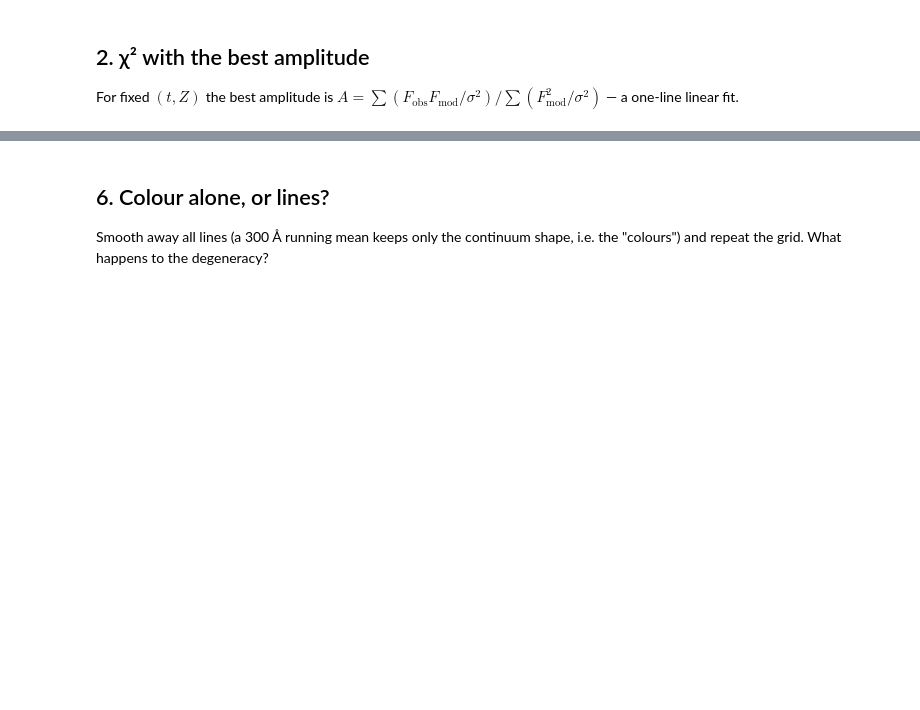
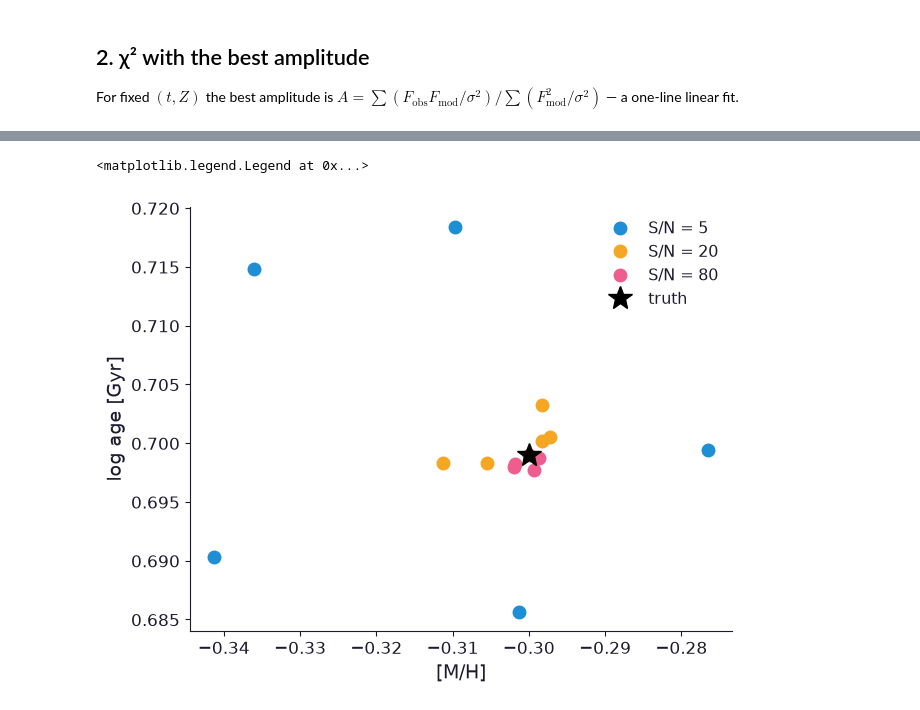
Before and after one commit to Azeret/stellar-populations-lectures, a Jupyter notebook: notebooks/06_fitting_an_SSP_with_FaSTAR.ipynb, the cells around one changed output, grey strips where cells are left out. Drawn from its saved outputs; the diff is of its cells as text; code cells hidden in the pictures; blank space fills up the shorter version.

```diff
--- a/notebooks/06_fitting_an_SSP_with_FaSTAR.ipynb
+++ b/notebooks/06_fitting_an_SSP_with_FaSTAR.ipynb
@@ -112,20 +138,19 @@ Fit 6 noise realisations at three S/N values (this takes a few minutes). The sca
 # %%
 results = {}
-for snr in [15, 50, 150]:
+for snr in [5, 20, 80]:
     out = []
-    for seed in range(6):
+    for seed in range(5):
         d, e = add_noise(clean, snr, rng=100 + seed)
         g = lambda p: 1e30 if not (-1.3 < p[0] < 1.14 and -2.4 < p[1] < 0.29) else chi2(10 ** p[0], p[1], data=d, noise=e)
         out.append(minimize(g, x0=[np.log10(TRUE['age']), TRUE['met']], method='Nelder-Mead',
                             options=dict(xatol=2e-3, fatol=0.5)).x)
     results[snr] = np.array(out)
 
 fig, ax = plt.subplots(figsize=(7, 5.5))
 for snr, r in results.items():
     ax.plot(r[:, 1], r[:, 0], 'o', ms=9, label=f'S/N = {snr}')
 ax.plot(TRUE['met'], np.log10(TRUE['age']), 'k*', ms=18, label='truth')
 ax.set_xlabel('[M/H]'); ax.set_ylabel('log age [Gyr]'); ax.legend()
+# %% [output]
+<matplotlib.legend.Legend at 0x...>
+[figure, added]
-# %% [markdown]
-## 6. Colour alone, or lines?
-
-Smooth away all lines (a 300 Å running mean keeps only the continuum shape, i.e. the "colours") and repeat the grid. What happens to the degeneracy?
```
Also changed, not shown: parts of 17 cells of this notebook, 3 other files.
